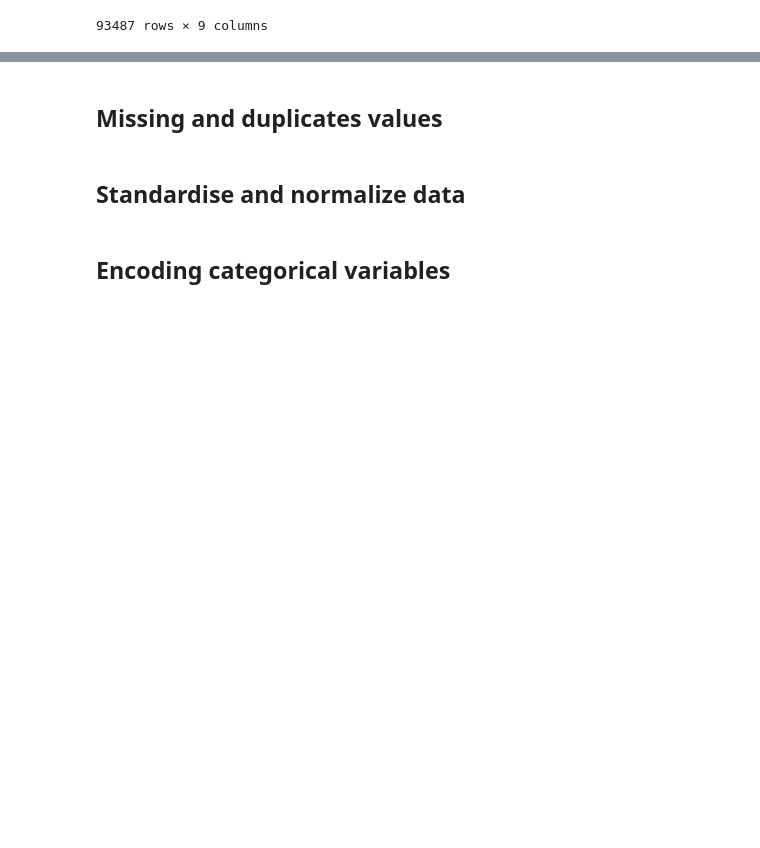
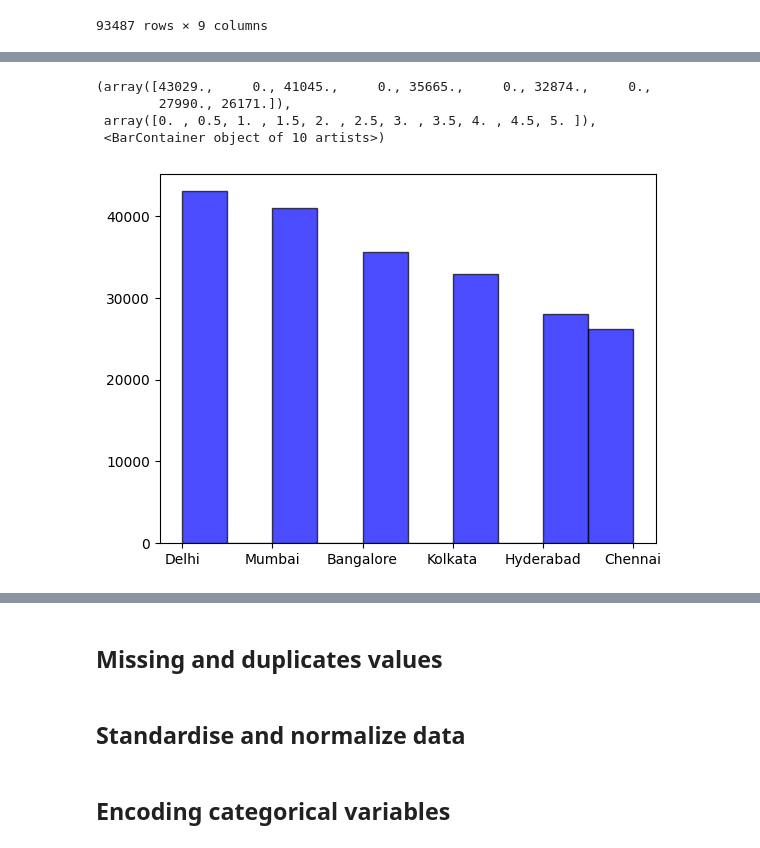
Before and after one commit to Pyame/Flight-Price-Prediction, a Jupyter notebook: main.ipynb, the cells around one changed output, grey strips where cells are left out. Drawn from its saved outputs; the diff is of its cells as text; code cells hidden in the pictures; blank space fills up the shorter version.

Commit message:
feat: add df_economy analisis

```diff
--- a/main.ipynb
+++ b/main.ipynb
@@ -384,0 +440,14 @@ df_business.drop(columns=['ch_code', 'num_code'])
+# %%
+# Schedule of individual from in the form of a histogram
+plt.hist(df_economy['from'],
+         density=False,
+         histtype='bar',
+         color='b',
+         edgecolor='k',
+         alpha=0.7)
+# %% [output]
+(array([43029.,     0., 41045.,     0., 35665.,     0., 32874.,     0.,
+        27990., 26171.]),
+ array([0. , 0.5, 1. , 1.5, 2. , 2.5, 3. , 3.5, 4. , 4.5, 5. ]),
+ <BarContainer object of 10 artists>)
+[figure, added]
```
Also changed, not shown: parts of 10 cells of this notebook.
